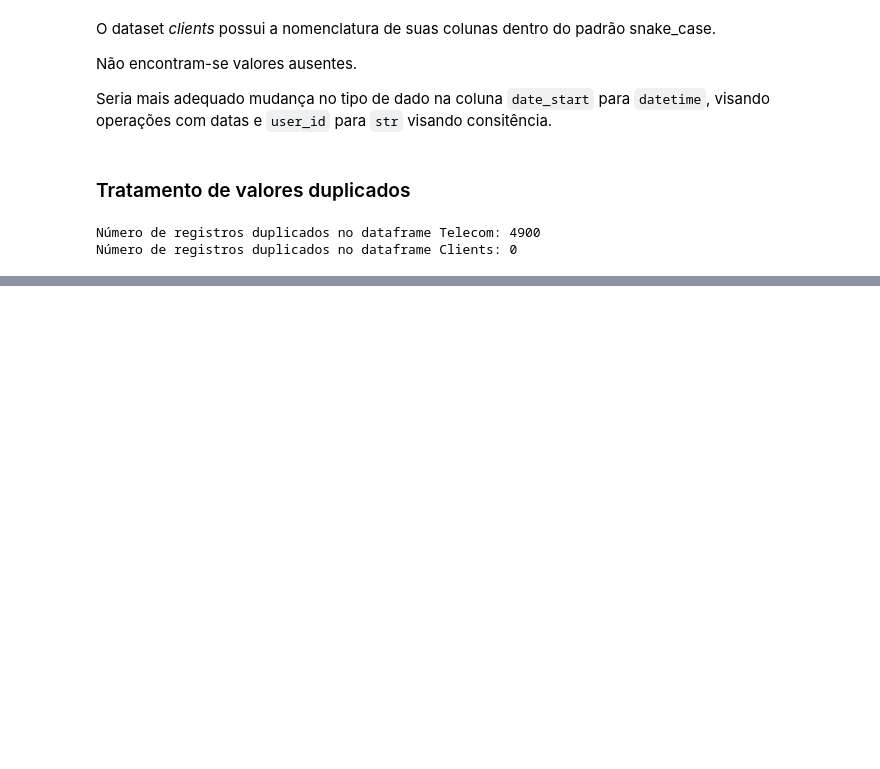
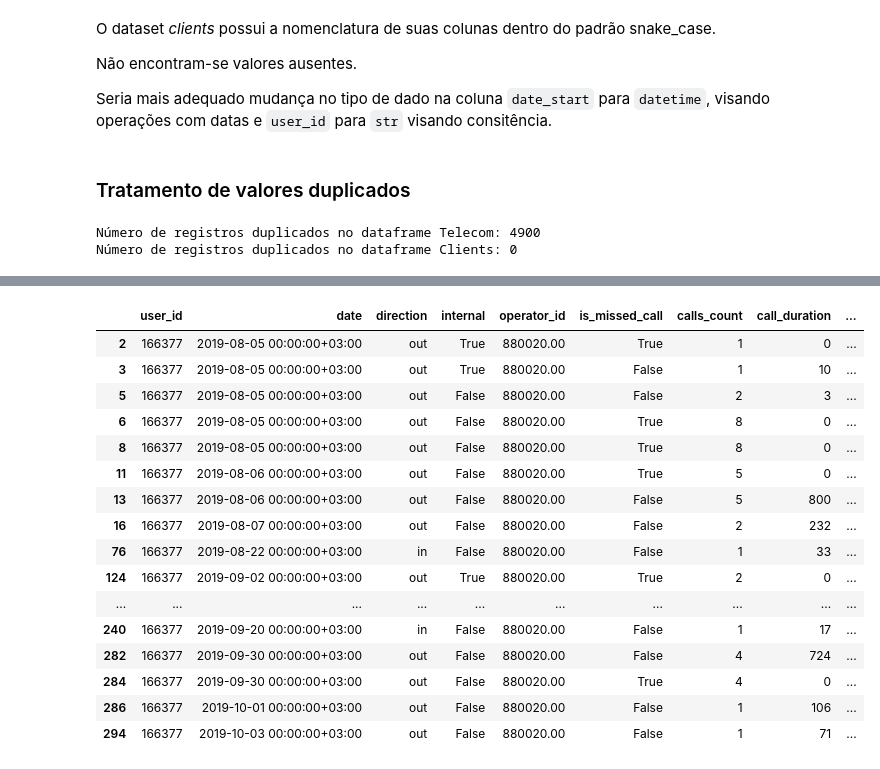
Before and after one commit to rodriguesbrian/tt14_call_me_maybe_project, a Jupyter notebook: notebook/analysis.ipynb, the cells around one changed output, grey strips where cells are left out. Saved outputs shown, nothing was run; the diff lists cells and outputs as text; code cells hidden in the pictures; blank space fills up the shorter version.

```diff
--- a/notebook/analysis.ipynb
+++ b/notebook/analysis.ipynb
@@ -165,0 +180,21 @@ telecom[telecom.duplicated()]
+# %%
+# visualização amostra registros de um operador aleatório
+telecom_raw[telecom_raw['operator_id'] == 880020.00]
+# %% [output]
+|  | user_id | date | direction | internal | operator_id | is_missed_call | calls_count | call_duration | ... |
+| 2 | 166377 | 2019-08-05 00:00:00+03:00 | out | True | 880020.00 | True | 1 | 0 | ... |
+| 3 | 166377 | 2019-08-05 00:00:00+03:00 | out | True | 880020.00 | False | 1 | 10 | ... |
+| 5 | 166377 | 2019-08-05 00:00:00+03:00 | out | False | 880020.00 | False | 2 | 3 | ... |
+| 6 | 166377 | 2019-08-05 00:00:00+03:00 | out | False | 880020.00 | True | 8 | 0 | ... |
+| 8 | 166377 | 2019-08-05 00:00:00+03:00 | out | False | 880020.00 | True | 8 | 0 | ... |
+| 11 | 166377 | 2019-08-06 00:00:00+03:00 | out | False | 880020.00 | True | 5 | 0 | ... |
+| 13 | 166377 | 2019-08-06 00:00:00+03:00 | out | False | 880020.00 | False | 5 | 800 | ... |
+| 16 | 166377 | 2019-08-07 00:00:00+03:00 | out | False | 880020.00 | False | 2 | 232 | ... |
+| 76 | 166377 | 2019-08-22 00:00:00+03:00 | in | False | 880020.00 | False | 1 | 33 | ... |
+| 124 | 166377 | 2019-09-02 00:00:00+03:00 | out | True | 880020.00 | True | 2 | 0 | ... |
+| ... | ... | ... | ... | ... | ... | ... | ... | ... | ... |
+| 240 | 166377 | 2019-09-20 00:00:00+03:00 | in | False | 880020.00 | False | 1 | 17 | ... |
+| 282 | 166377 | 2019-09-30 00:00:00+03:00 | out | False | 880020.00 | False | 4 | 724 | ... |
+| 284 | 166377 | 2019-09-30 00:00:00+03:00 | out | False | 880020.00 | True | 4 | 0 | ... |
+| 286 | 166377 | 2019-10-01 00:00:00+03:00 | out | False | 880020.00 | False | 1 | 106 | ... |
+| 294 | 166377 | 2019-10-03 00:00:00+03:00 | out | False | 880020.00 | False | 1 | 71 | ... |
```
Also changed, not shown: parts of 15 cells of this notebook.
